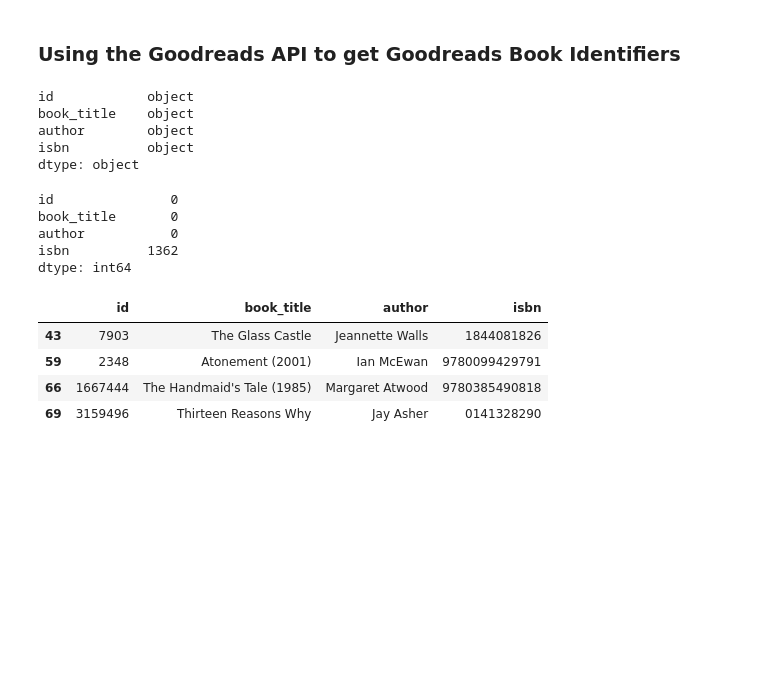
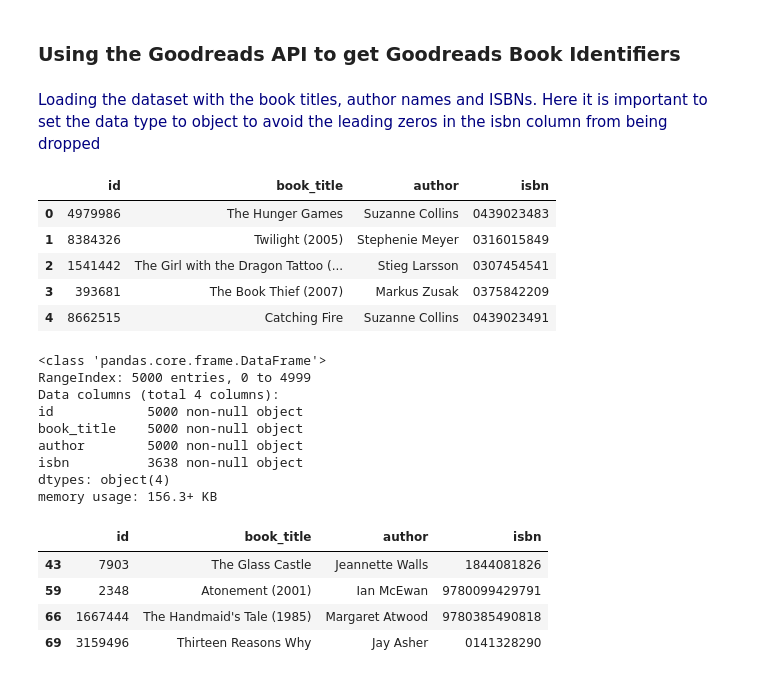
Before and after one commit to defforey/GA-Capstone, a Jupyter notebook: 03. Goodreads API.ipynb, the cells around one changed output. Saved outputs shown, nothing was run; the diff lists cells and outputs as text; code cells hidden in the pictures; blank space fills up the shorter version.

```diff
--- a/03. Goodreads API.ipynb
+++ b/03. Goodreads API.ipynb
@@ -25,10 +25,9 @@ from tqdm import tqdm_notebook
 # %% [markdown]
 ### Configs
 # %%
-cleaner_book_info_path = '/Users/ddefforey1/work/capstone_datasets/cleaner_book_info.csv'
-missing_ibns_path = '/Users/ddefforey1/work/capstone_datasets/missing_isbns.csv'
-goodreads_ids_path = '/Users/ddefforey1/work/capstone_datasets/goodreads_ids.csv'
-raw_goodreads_ids_genres_path = '/Users/ddefforey1/work/capstone_datasets/raw_goodreads_ids_genres.csv'
-clean_book_genres_path = '/Users/ddefforey1/work/capstone_datasets/clean_book_genres.csv'
+CLEANER_BOOK_INFO_PATH = '/Users/ddefforey1/work/dsi-course/capstone_datasets/cleaner_book_info.csv'
+GOODREADS_IDS_PATH = '/Users/ddefforey1/work/dsi-course/capstone_datasets/goodreads_ids.csv'
+RAW_GOODREADS_IDS_GENRES_PATH = '/Users/ddefforey1/work/dsi-course/capstone_datasets/raw_goodreads_ids_genres.csv'
+CLEAN_BOOK_GENRES_PATH = '/Users/ddefforey1/work/dsi-course/capstone_datasets/clean_book_genres.csv'
 # %% [markdown]
 ### Using the Goodreads API to get Goodreads Book Identifiers
@@ -39,21 +34,31 @@ book_info = pd.read_csv(cleaner_book_info_path, dtype=object)
+# %% [markdown]
+<font color=navy>
+Loading the dataset with the book titles, author names and ISBNs. Here it is important to set the data type to object to avoid the leading zeros in the isbn column from being dropped
+</font>
+# %%
+book_info = pd.read_csv(CLEANER_BOOK_INFO_PATH, dtype=object)
+book_info.head()
+# %% [output]
+|  | id | book_title | author | isbn |
+| 0 | 4979986 | The Hunger Games | Suzanne Collins | 0439023483 |
+| 1 | 8384326 | Twilight (2005) | Stephenie Meyer | 0316015849 |
+| 2 | 1541442 | The Girl with the Dragon Tattoo (... | Stieg Larsson | 0307454541 |
+| 3 | 393681 | The Book Thief (2007) | Markus Zusak | 0375842209 |
+| 4 | 8662515 | Catching Fire | Suzanne Collins | 0439023491 |
 # %%
-book_info.dtypes
+book_info.info()
 # %% [output]
-id            object
-book_title    object
-author        object
-isbn          object
-dtype: object
+<class 'pandas.core.frame.DataFrame'>
+RangeIndex: 5000 entries, 0 to 4999
+Data columns (total 4 columns):
+id            5000 non-null object
+book_title    5000 non-null object
+author        5000 non-null object
+isbn          3638 non-null object
+dtypes: object(4)
+memory usage: 156.3+ KB
 # %%
 book_info['id'] = book_info.id.astype(int)
-# %%
-book_info.isnull().sum()
-# %% [output]
-id               0
-book_title       0
-author           0
-isbn          1362
-dtype: int64
 # %%
 # removing the missing isbns for now:
 book_info = book_info.dropna().reset_index(drop=True)
```
Also changed, not shown: parts of 16 cells of this notebook.
